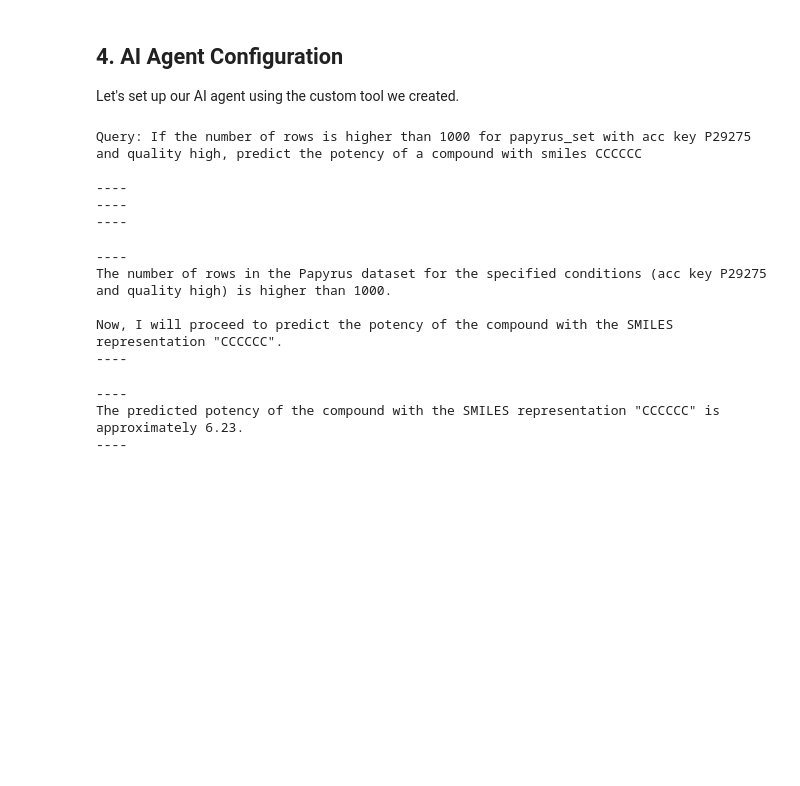
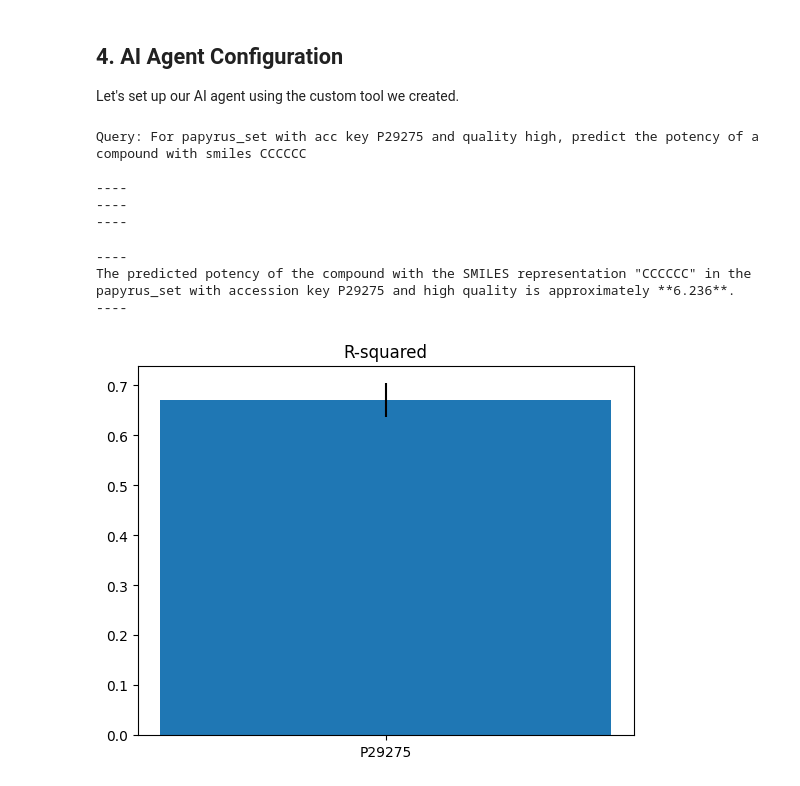
Before and after one commit to LindeSchoenmaker/hackathon_3, a Jupyter notebook: agent_qspr.ipynb, the cells around one changed output. Drawn from its saved outputs; the diff is of its cells as text; code cells hidden in the pictures; blank space fills up the shorter version.

Commit message:
add class for qsprpred API and simplify query

```diff
--- a/agent_qspr.ipynb
+++ b/agent_qspr.ipynb
@@ -210,38 +262,34 @@ def create_bridgedb_agent():
     memory = MemorySaver()
     agent_executor = create_react_agent(model, tools, checkpointer=memory)
     return agent_executor
 
 papyrus_agent = create_bridgedb_agent()
 
 def run_agent_query(query):
     config = {"configurable": {"thread_id": "qspr_conversation"}}
 
     print(f"Query: {query}\n")
     for chunk in papyrus_agent.stream(
         {"messages": [HumanMessage(content=query)]},
         config
     ):
         if 'agent' in chunk and 'messages' in chunk['agent']:
             for message in chunk['agent']['messages']:
                 if hasattr(message, 'content') and message.content:
                     print(message.content)
         print("----")
     print("\n")
 
 # Test queries
 
-run_agent_query("If the number of rows is higher than 1000 for papyrus_set with acc key P29275 and quality high, predict the potency of a compound with smiles CCCCCC")
+run_agent_query("For papyrus_set with acc key P29275 and quality high, predict the potency of a compound with smiles CCCCCC")
 # %% [output]
-Query: If the number of rows is higher than 1000 for papyrus_set with acc key P29275 and quality high, predict the potency of a compound with smiles CCCCCC
+Query: For papyrus_set with acc key P29275 and quality high, predict the potency of a compound with smiles CCCCCC
 
 ----
 ----
 ----
 ----
-The number of rows in the Papyrus dataset for the specified conditions (acc key P29275 and quality high) is higher than 1000.
-
-Now, I will proceed to predict the potency of the compound with the SMILES representation "CCCCCC".
+The predicted potency of the compound with the SMILES representation "CCCCCC" in the papyrus_set with accession key P29275 and high quality is approximately **6.236**.
 ----
-----
-The predicted potency of the compound with the SMILES representation "CCCCCC" is approximately 6.23.
-----
+[figure, added]
```
Also changed, not shown: parts of 3 cells of this notebook.
